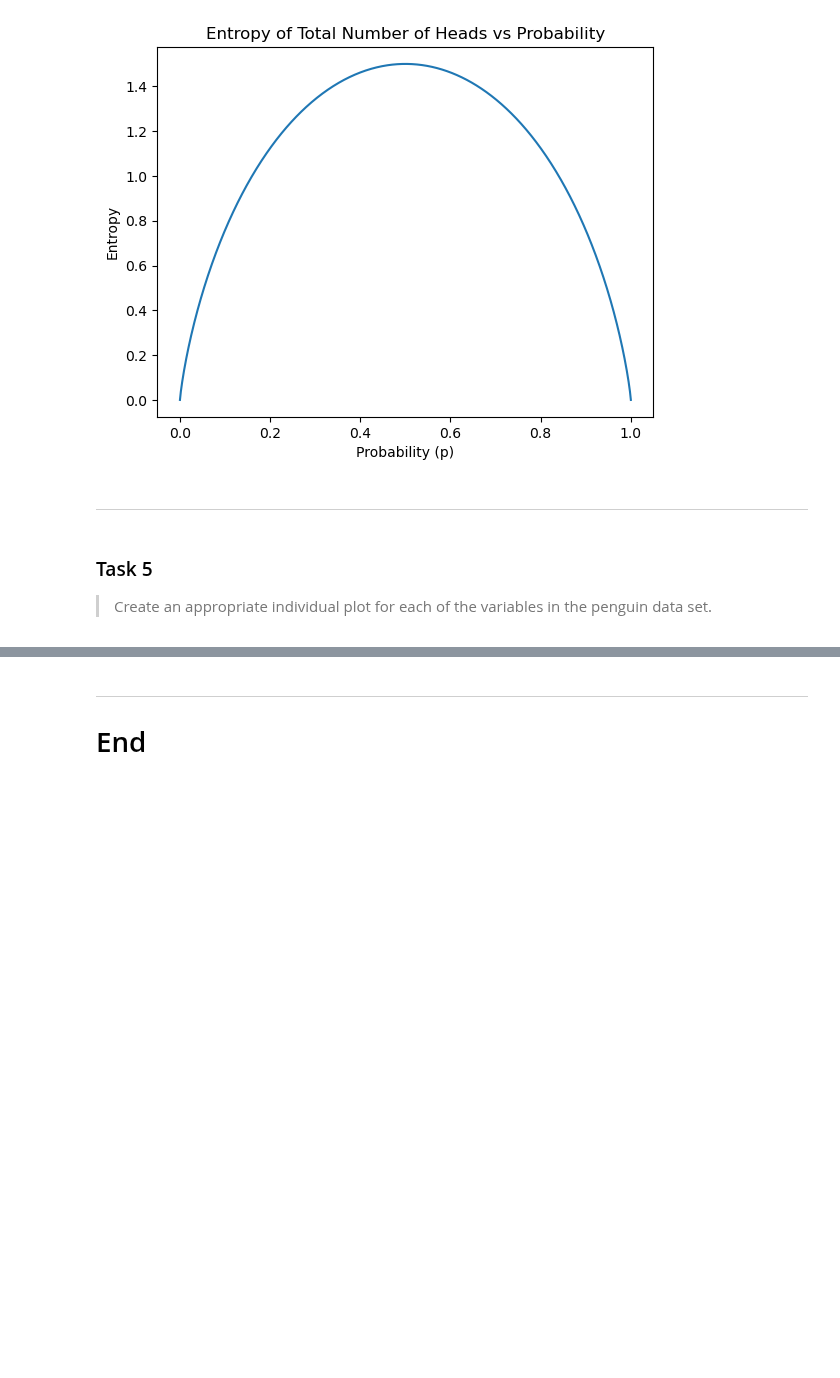
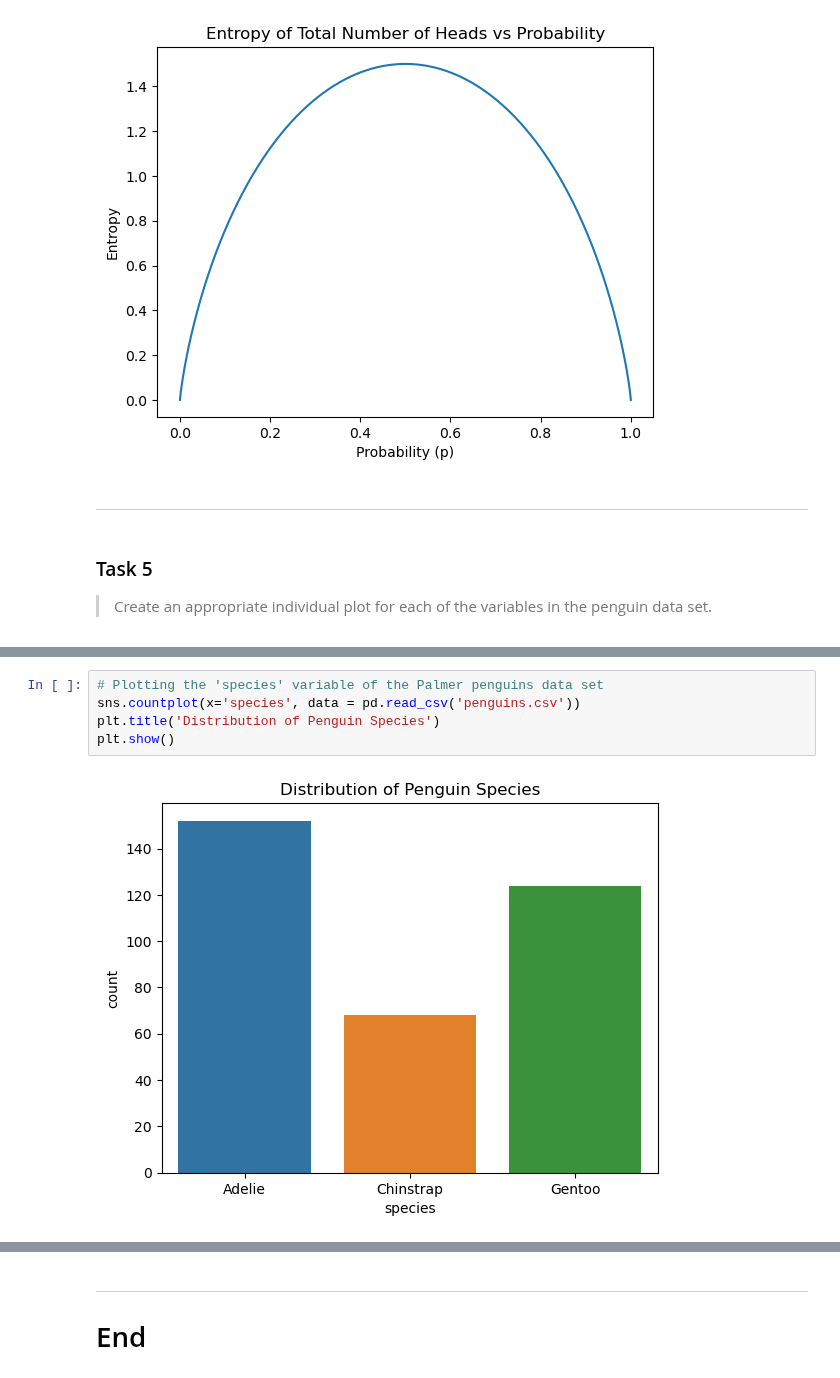
Before and after one commit to AndreaCignoni/FundamentalsOfDataAnalysis, a Jupyter notebook: tasks.ipynb, the cells around one changed output, grey strips where cells are left out. Drawn from its saved outputs; the diff is of its cells as text; blank space fills up the shorter version.

```diff
--- a/tasks.ipynb
+++ b/tasks.ipynb
@@ -656,0 +708,7 @@ plt.show();
+# %%
+# Plotting the 'species' variable of the Palmer penguins data set
+sns.countplot(x='species', data = pd.read_csv('penguins.csv'))
+plt.title('Distribution of Penguin Species')
+plt.show()
+# %% [output]
+[figure, added]
```
Also changed, not shown: parts of 17 cells of this notebook.
